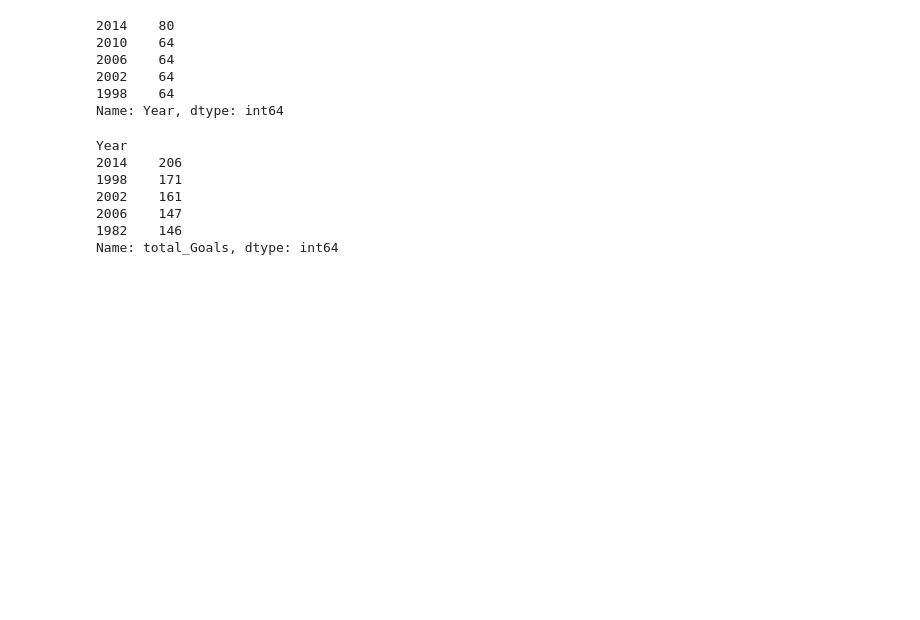
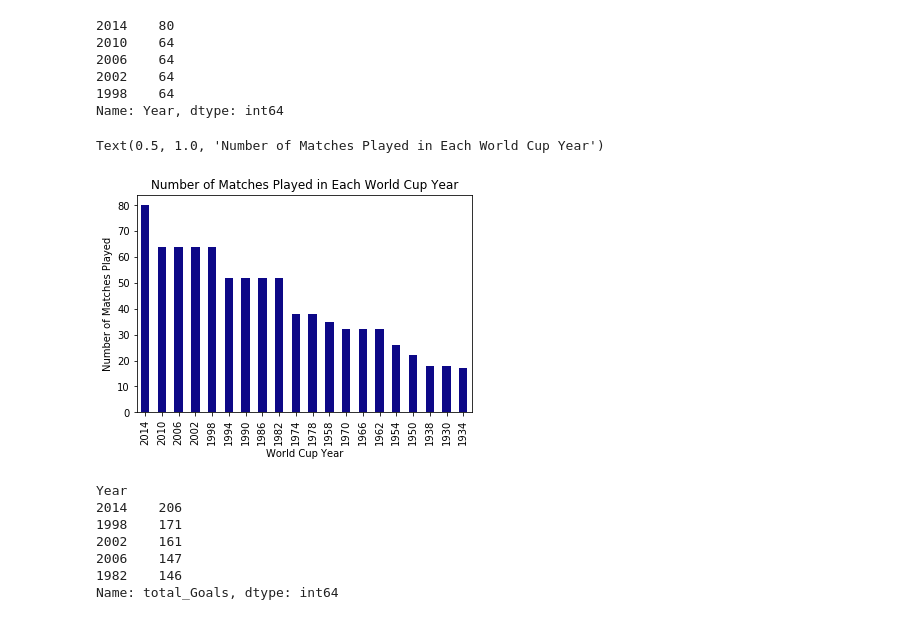
Before and after one commit to abioludipe/Data_Projects, a Jupyter notebook: World_Cup_analysis.ipynb, the cells around one changed output. Cells and saved outputs as stored; diff of their text form; code cells hidden in the pictures; blank space fills up the shorter version.

Commit message:
Added visualization

```diff
--- a/World_Cup_analysis.ipynb
+++ b/World_Cup_analysis.ipynb
@@ -50,6 +52,14 @@ wc['Year'].value_counts().head()
 2002    64
 1998    64
 Name: Year, dtype: int64
+# %%
+wc['Year'].value_counts().plot(kind = 'bar', cmap = 'plasma')
+plt.ylabel('Number of Matches Played')
+plt.xlabel('World Cup Year')
+plt.title('Number of Matches Played in Each World Cup Year')
+# %% [output]
+Text(0.5, 1.0, 'Number of Matches Played in Each World Cup Year')
+[figure, added]
 # %%
 # Question 2 Total goals scored for each tournament year
 wc['total_Goals'] = wc['HomeGoals'] + wc['AwayGoals']
```
Also changed, not shown: parts of 6 cells of this notebook.
